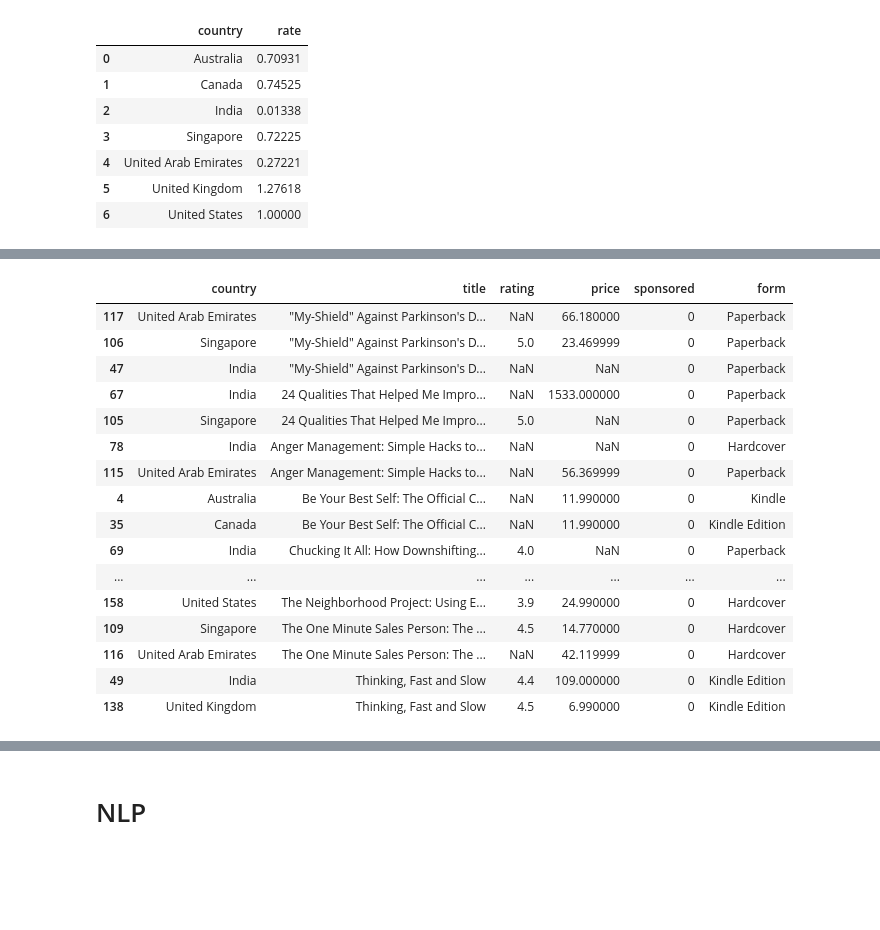
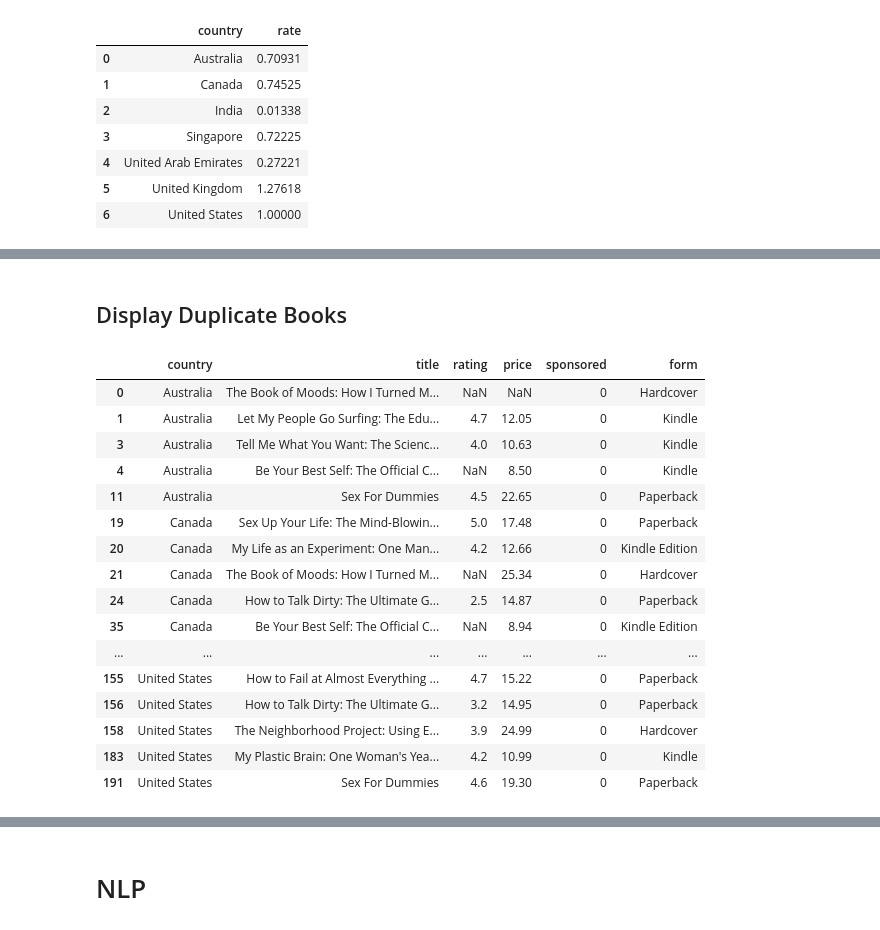
Before and after one commit to TyroneWilkinson/Scraping-Amazon, a Jupyter notebook: Amazon Data (Small).ipynb, the cells around one changed output, grey strips where cells are left out. Saved outputs shown, nothing was run; the diff lists cells and outputs as text; code cells hidden in the pictures; blank space fills up the shorter version.

```diff
--- a/Amazon Data (Small).ipynb
+++ b/Amazon Data (Small).ipynb
@@ -154,0 +80,7 @@ default
+# %%
+main['price'] = main['price']*main['rate']
+sortd['price'] = sortd['price']*sortd['rate']
+# %%
+main = main.drop(['rate'],axis=1)
+sortd = sortd.drop(['rate'],axis=1)
+main['price'].sample(5)
@@ -154,0 +105,3 @@ default
+# %%
+main['price'] = main['price'].apply(lambda f: round(f,2))
+sortd['price'] = sortd['price'].apply(lambda f: round(f,2))
@@ -190,5 +152,4 @@ default.groupby(['country', 'form']).count()
 # %%
-# Highest rated books/products from each country
-default.sort_values("rating", ascending = False, inplace = False)
+main.sort_values("rating", ascending = False, inplace = False)
 # %% [output]
 |  | country | title | rating | price | sponsored | form |
@@ -235,20 +192,22 @@ default
+# %% [markdown]
+## Display Duplicate Books
 # %%
-default[default.title.duplicated(keep=False)]
+main[main.title.duplicated(keep=False)]
 # %% [output]
 |  | country | title | rating | price | sponsored | form |
-| 117 | United Arab Emirates | "My-Shield" Against Parkinson's D... | NaN | 66.180000 | 0 | Paperback |
-| 106 | Singapore | "My-Shield" Against Parkinson's D... | 5.0 | 23.469999 | 0 | Paperback |
-| 47 | India | "My-Shield" Against Parkinson's D... | NaN | NaN | 0 | Paperback |
-| 67 | India | 24 Qualities That Helped Me Impro... | NaN | 1533.000000 | 0 | Paperback |
-| 105 | Singapore | 24 Qualities That Helped Me Impro... | 5.0 | NaN | 0 | Paperback |
-| 78 | India | Anger Management: Simple Hacks to... | NaN | NaN | 0 | Hardcover |
-| 115 | United Arab Emirates | Anger Management: Simple Hacks to... | NaN | 56.369999 | 0 | Paperback |
-| 4 | Australia | Be Your Best Self: The Official C... | NaN | 11.990000 | 0 | Kindle |
-| 35 | Canada | Be Your Best Self: The Official C... | NaN | 11.990000 | 0 | Kindle Edition |
-| 69 | India | Chucking It All: How Downshifting... | 4.0 | NaN | 0 | Paperback |
+| 0 | Australia | The Book of Moods: How I Turned M... | NaN | NaN | 0 | Hardcover |
+| 1 | Australia | Let My People Go Surfing: The Edu... | 4.7 | 12.05 | 0 | Kindle |
+| 3 | Australia | Tell Me What You Want: The Scienc... | 4.0 | 10.63 | 0 | Kindle |
+| 4 | Australia | Be Your Best Self: The Official C... | NaN | 8.50 | 0 | Kindle |
+| 11 | Australia | Sex For Dummies | 4.5 | 22.65 | 0 | Paperback |
+| 19 | Canada | Sex Up Your Life: The Mind-Blowin... | 5.0 | 17.48 | 0 | Paperback |
+| 20 | Canada | My Life as an Experiment: One Man... | 4.2 | 12.66 | 0 | Kindle Edition |
+| 21 | Canada | The Book of Moods: How I Turned M... | NaN | 25.34 | 0 | Hardcover |
+| 24 | Canada | How to Talk Dirty: The Ultimate G... | 2.5 | 14.87 | 0 | Paperback |
+| 35 | Canada | Be Your Best Self: The Official C... | NaN | 8.94 | 0 | Kindle Edition |
 | ... | ... | ... | ... | ... | ... | ... |
-| 158 | United States | The Neighborhood Project: Using E... | 3.9 | 24.990000 | 0 | Hardcover |
-| 109 | Singapore | The One Minute Sales Person: The ... | 4.5 | 14.770000 | 0 | Hardcover |
-| 116 | United Arab Emirates | The One Minute Sales Person: The ... | NaN | 42.119999 | 0 | Hardcover |
-| 49 | India | Thinking, Fast and Slow | 4.4 | 109.000000 | 0 | Kindle Edition |
-| 138 | United Kingdom | Thinking, Fast and Slow | 4.5 | 6.990000 | 0 | Kindle Edition |
+| 155 | United States | How to Fail at Almost Everything ... | 4.7 | 15.22 | 0 | Paperback |
+| 156 | United States | How to Talk Dirty: The Ultimate G... | 3.2 | 14.95 | 0 | Paperback |
+| 158 | United States | The Neighborhood Project: Using E... | 3.9 | 24.99 | 0 | Hardcover |
+| 183 | United States | My Plastic Brain: One Woman's Yea... | 4.2 | 10.99 | 0 | Kindle |
+| 191 | United States | Sex For Dummies | 4.6 | 19.30 | 0 | Paperback |
```
Also changed, not shown: parts of 55 cells of this notebook, 3 other files.
